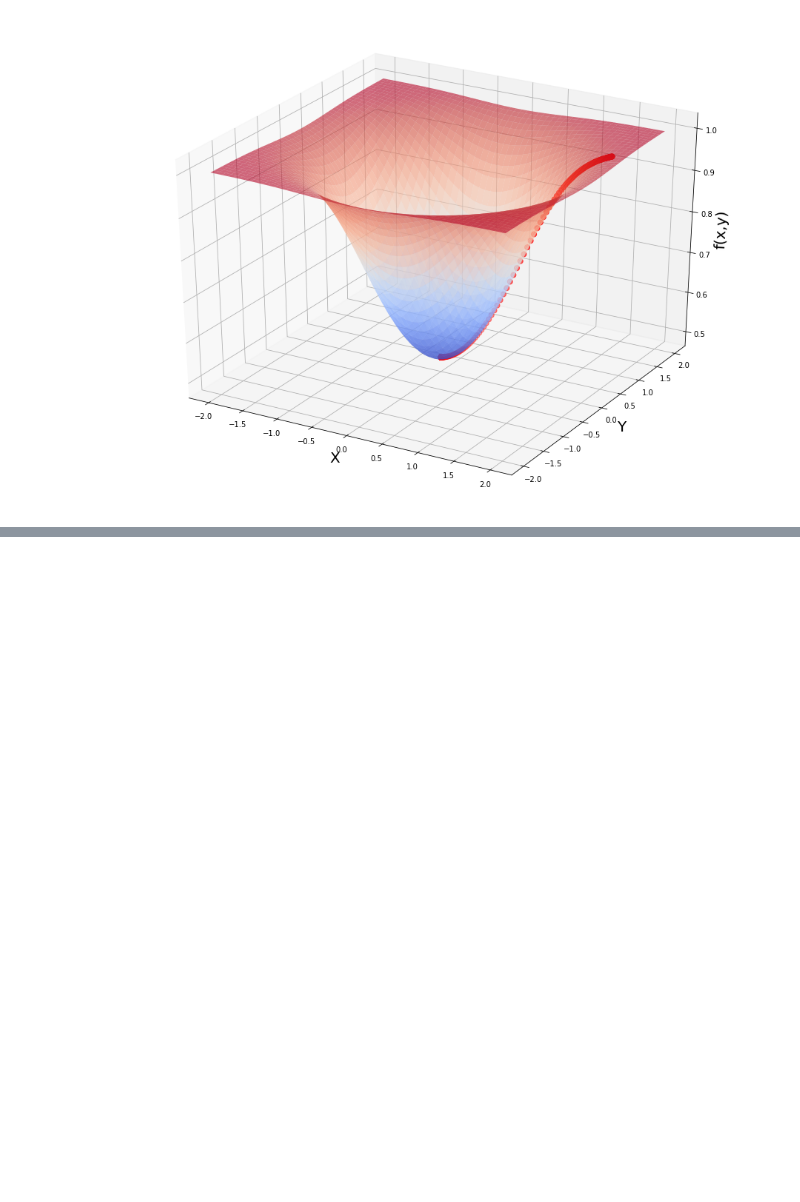
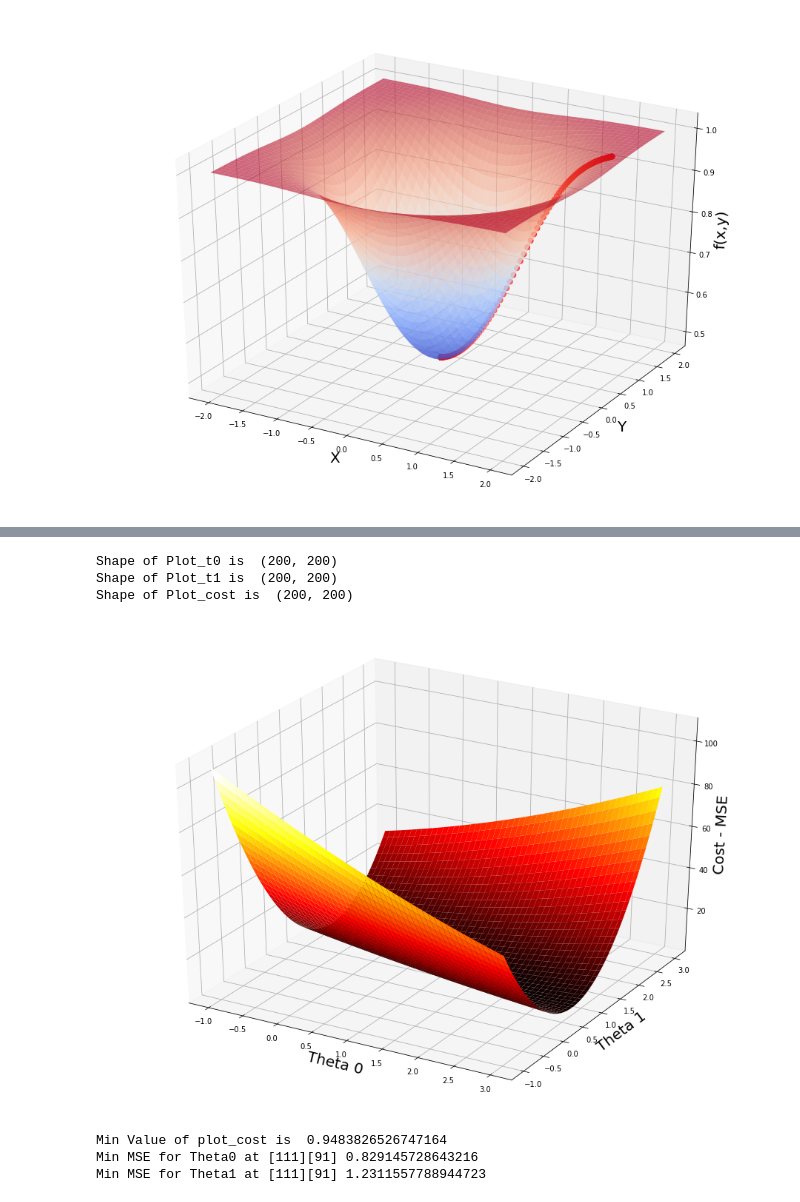
Before and after one commit to tks18/python-gradient-descent-workings, a Jupyter notebook: gradient_descent.ipynb, the cells around one changed output, grey strips where cells are left out. Cells and saved outputs as stored; diff of their text form; code cells hidden in the pictures; blank space fills up the shorter version.

```diff
--- a/gradient_descent.ipynb
+++ b/gradient_descent.ipynb
@@ -571,0 +665,7 @@ plt.show()
+# %%
+# MSE Function in python
+
+def mse(y, y_hat):
+    #mse_calc = (1/y.size) * sum((y - y_hat)**2)
+    mse_calc = np.average((y-y_hat)**2, axis=0)
+    return mse_calc
@@ -571,0 +684,5 @@ plt.show()
+# %%
+nr_thetas = 200
+th_0 = np.linspace(start=-1, stop=3, num=nr_thetas)
+th_1 = np.linspace(start=-1, stop=3, num=nr_thetas)
+plot_t0, plot_t1 = np.meshgrid(th_0, th_1)
@@ -571,0 +691,5 @@ plt.show()
+# %%
+# Nested Loops Example
+for i in range(3):
+    for j in range(3):
+        print(f"Value of i and j is {i} and {j}")
@@ -571,0 +706,38 @@ plt.show()
+# %%
+plot_cost = np.zeros((nr_thetas,nr_thetas))
+
+for i in range(nr_thetas):
+    for j in range(nr_thetas):
+        #print(plot_t0[i][j])
+        y_hat = plot_t0[i][j] + plot_t1[i][j]*x_5
+        plot_cost[i][j] = mse(y_5, y_hat)
+
+print("Shape of Plot_t0 is ",plot_t0.shape)
+print("Shape of Plot_t1 is ",plot_t1.shape)
+print("Shape of Plot_cost is ",plot_cost.shape)
+# %% [output]
+Shape of Plot_t0 is  (200, 200)
+Shape of Plot_t1 is  (200, 200)
+Shape of Plot_cost is  (200, 200)
+# %%
+# Plotting Mean Squared Error
+fig = plt.figure(figsize=[16, 12])
+ax = fig.gca(projection="3d")
+
+ax.set_xlabel("Theta 0", fontsize=20)
+ax.set_ylabel("Theta 1", fontsize=20)
+ax.set_zlabel("Cost - MSE", fontsize=20)
+
+ax.plot_surface(plot_t0, plot_t1, plot_cost, cmap=cm.hot)
+plt.show()
+# %% [output]
+[figure, added]
+# %%
+print("Min Value of plot_cost is ",plot_cost.min())
+# ij_min = np.unravel_index(indices=plot_cost.argmin(), dims=plot_cost.shape())
+print("Min MSE for Theta0 at [111][91]", plot_t0[111][91])
+print("Min MSE for Theta1 at [111][91]", plot_t1[111][91])
+# %% [output]
+Min Value of plot_cost is  0.9483826526747164
+Min MSE for Theta0 at [111][91] 0.829145728643216
+Min MSE for Theta1 at [111][91] 1.2311557788944723
```
Also changed, not shown: parts of 26 cells of this notebook.
